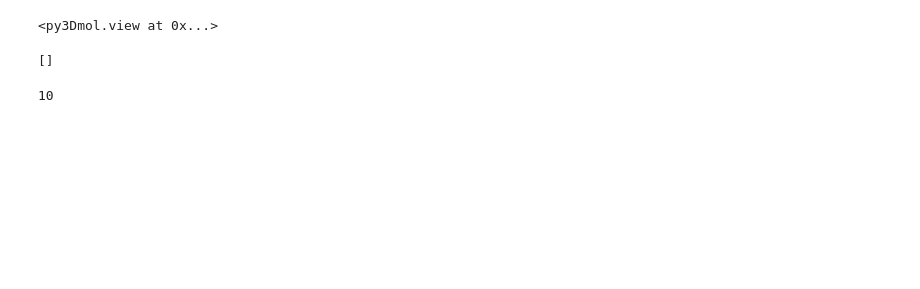
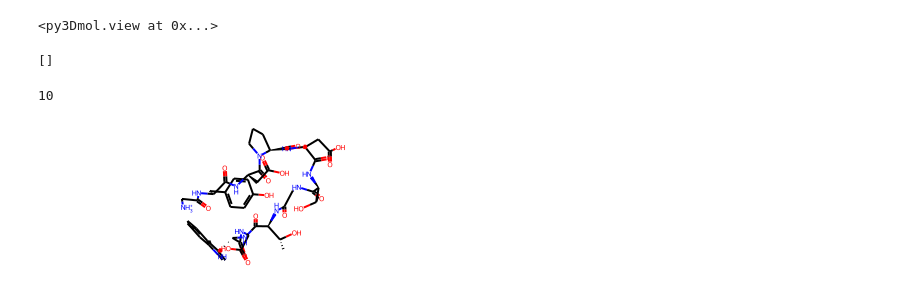
Before and after one commit to yashpatel5400/idp_rl, a Jupyter notebook: examples/chignolin.ipynb, the cells around one changed output. Saved outputs shown, nothing was run; the diff lists cells and outputs as text; code cells hidden in the pictures; blank space fills up the shorter version.

Commit message:
Basic visualization from PDB

```diff
--- a/examples/chignolin.ipynb
+++ b/examples/chignolin.ipynb
@@ -83,3 +83,8 @@ Chem.AllChem.EmbedMultipleConfs(chignolin)
 chignolin.GetNumConformers()
 # %% [output]
 10
+# %%
+chignolin = Chem.MolFromPDBFile("1uao.pdb")
+chignolin
+# %% [output]
+[figure, added]
```
Also changed, not shown: parts of 1 cell of this notebook.
